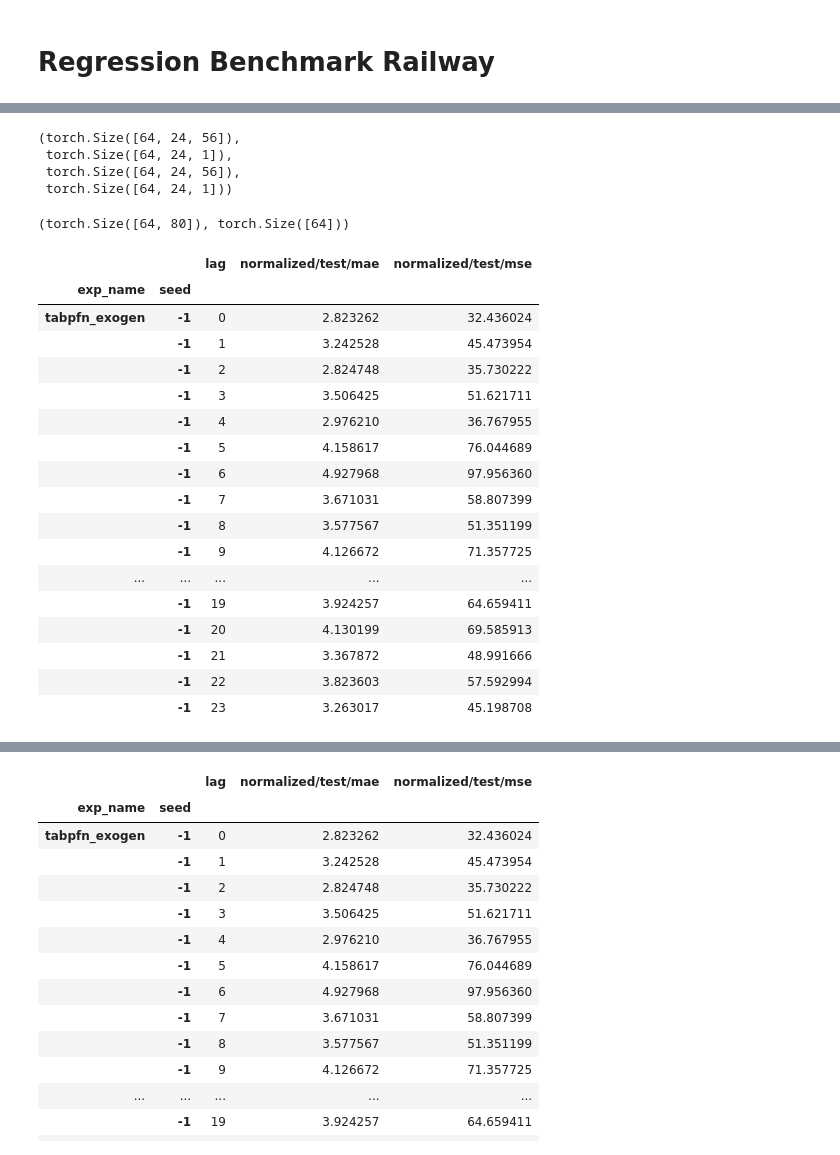
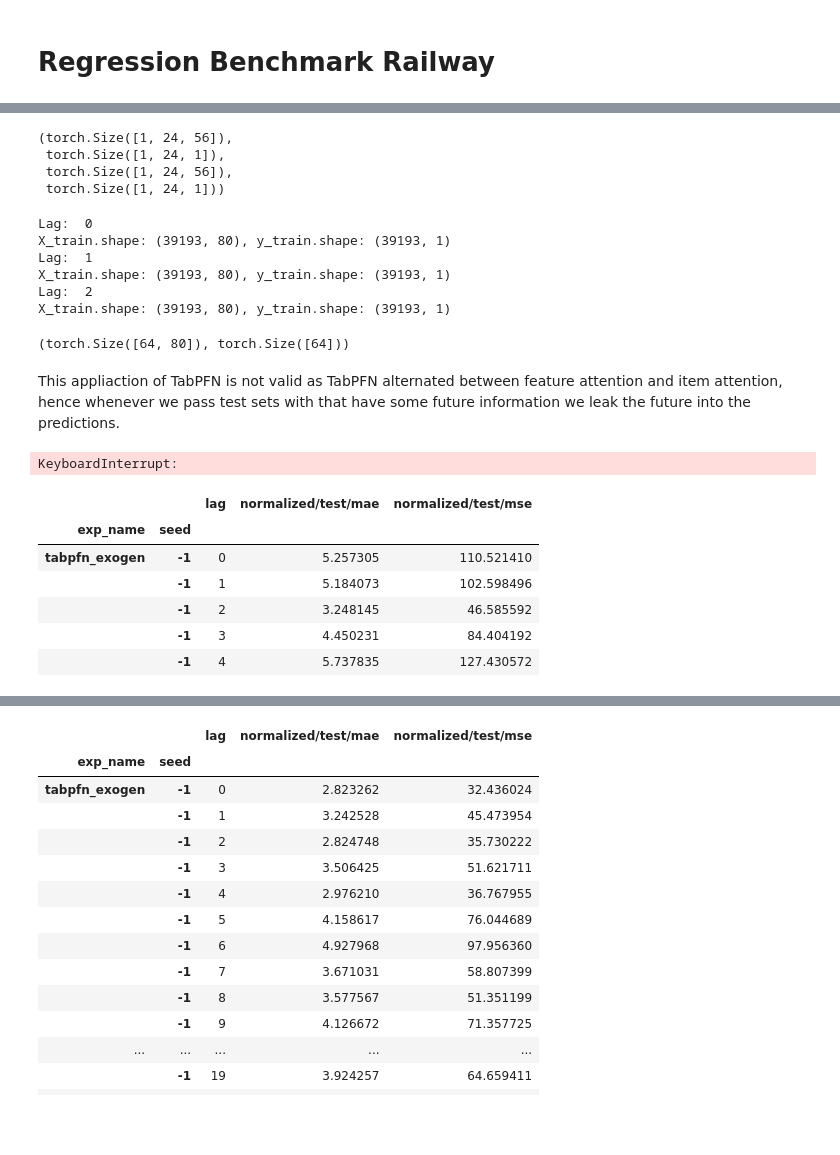
Before and after one commit to EPFL-IMOS/picid, a Jupyter notebook: notebooks/benchmark_analysis.ipynb, the cells around one changed output, grey strips where cells are left out. Saved outputs shown, nothing was run; the diff lists cells and outputs as text; code cells hidden in the pictures; blank space fills up the shorter version.

Commit message:
corrected the tabpfn

```diff
--- a/notebooks/benchmark_analysis.ipynb
+++ b/notebooks/benchmark_analysis.ipynb
@@ -730,5 +750,5 @@ class SpatialDataModule(pl.LightningDataModule):
 # %%
-dm = SpatialDataModule(ts_in=24)
+dm = SpatialDataModule(ts_in=24, batch_size=1)
 dm.setup()
 # %%
 def dl_to_sklearn_with_context(dl):
@@ -766,11 +799,25 @@ x_c, y_c, x_t, y_t = batch
 # %%
 x_t.shape, y_t.shape, x_c.shape, y_c.shape
 # %% [output]
-(torch.Size([64, 24, 56]),
- torch.Size([64, 24, 1]),
- torch.Size([64, 24, 56]),
- torch.Size([64, 24, 1]))
+(torch.Size([1, 24, 56]),
+ torch.Size([1, 24, 1]),
+ torch.Size([1, 24, 56]),
+ torch.Size([1, 24, 1]))
+# %%
+for lag in [0,1,2]:
+    X_train, y_train = dl_to_sklearn__with_context_for_tabpfn(dm.train_dataloader(), lag=lag)
+    print("Lag: ", lag)
+    print(f"X_train.shape: {X_train.shape}, y_train.shape: {y_train.shape}")
+# %% [output]
+Lag:  0
+X_train.shape: (39193, 80), y_train.shape: (39193, 1)
+Lag:  1
+X_train.shape: (39193, 80), y_train.shape: (39193, 1)
+Lag:  2
+X_train.shape: (39193, 80), y_train.shape: (39193, 1)
 # %%
 torch.concat([x_t[:, 0, :], y_c.squeeze(2)], dim=1).shape, y_c.squeeze(2)[:,0].shape
 # %% [output]
 (torch.Size([64, 80]), torch.Size([64]))
+# %% [markdown]
+This appliaction of TabPFN is not valid as TabPFN alternated between feature attention and item attention, hence whenever we pass test sets with that have some future information we leak the future into the predictions.
@@ -783,18 +832,20 @@ from tqdm import tqdm
 
 # Assuming there is a TabPFNRegressor (if not, a different regressor should be used)
 from tabpfn import TabPFNRegressor
+from tabpfn_extensions.post_hoc_ensembles.sklearn_interface import AutoTabPFNRegressor
 
 feature_mode = "exogen"  # "endogen" or "exogen"
 model_name = "tabpfn"
 seed = -1
 results = []
-N_samples = 1000
+N_samples_train = 100
+N_samples_test = 1000
 factor_agg = pd.read_csv("../datasets/railway_agg.csv")['Bahnlast'].abs().mean()
 factor_full = pd.read_csv("../datasets/railway.csv")['Bahnlast'].abs().mean()
 # factor_full = 1
 
 
-pbar = tqdm(range(24))
+pbar = tqdm(range(24)) #
 for lag in pbar:
 
 
@@ -807,16 +858,26 @@ for lag in pbar:
     else:
         raise ValueError("Feature mode unknown")
 
-    if N_samples is not None:
-        X_train, y_train = X_train[-N_samples:], y_train[-N_samples:]
-        X_test, y_test = X_test[:N_samples], y_test[:N_samples]
+    if N_samples_train is not None:
+        X_train, y_train = X_train[-N_samples_train:], y_train[-N_samples_train:]
+
+    if N_samples_test is not None:
+        X_test, y_test = X_test[:N_samples_test], y_test[:N_samples_test]
 
     # Initialize the regressor
-    regressor = TabPFNRegressor(ignore_pretraining_limits=True)
+    regressor = TabPFNRegressor(ignore_pretraining_limits=True, device="cuda:0")   #AutoTabPFNRegressor(max_time=10, device="cuda:0") #
+
     regressor.fit(X_train, y_train)
 
     # Predict on the test set
-    y_test_hat = regressor.predict(X_test)
+
+    # To make sure that we actually not leaking the data we have to go over the test set one by one.
+    # y_test_hat = regressor.predict(X_test)
+    y_test_hat = []
+    for i in range(len(X_test)):
+        y_test_hat.append(regressor.predict(X_test[i].reshape(1, -1)))
+
+    y_test_hat = np.array(y_test_hat).flatten()
 
     # Evaluate the model
     mse = mean_squared_error(y_test, y_test_hat)
@@ -843,24 +904,18 @@ df = pd.DataFrame(results).set_index(["exp_name", "seed"])
 df
 # df.to_csv(f"railway/{model_name}_{feature_mode}.csv")
 # %% [output]
-|  |  | lag | normalized/test/mae | normalized/test/mse |
-| exp_name | seed |  |  |  |
-| tabpfn_exogen | -1 | 0 | 2.823262 | 32.436024 |
-|  | -1 | 1 | 3.242528 | 45.473954 |
-|  | -1 | 2 | 2.824748 | 35.730222 |
-|  | -1 | 3 | 3.506425 | 51.621711 |
-|  | -1 | 4 | 2.976210 | 36.767955 |
-|  | -1 | 5 | 4.158617 | 76.044689 |
-|  | -1 | 6 | 4.927968 | 97.956360 |
-|  | -1 | 7 | 3.671031 | 58.807399 |
-|  | -1 | 8 | 3.577567 | 51.351199 |
-|  | -1 | 9 | 4.126672 | 71.357725 |
-| ... | ... | ... | ... | ... |
-|  | -1 | 19 | 3.924257 | 64.659411 |
-|  | -1 | 20 | 4.130199 | 69.585913 |
-|  | -1 | 21 | 3.367872 | 48.991666 |
-|  | -1 | 22 | 3.823603 | 57.592994 |
-|  | -1 | 23 | 3.263017 | 45.198708 |
+KeyboardInterrupt:
+# %%
+df = pd.DataFrame(results).set_index(["exp_name", "seed"])
+df
+# %% [output]
+|  |  | lag | normalized/test/mae | normalized/test/mse |
+| exp_name | seed |  |  |  |
+| tabpfn_exogen | -1 | 0 | 5.257305 | 110.521410 |
+|  | -1 | 1 | 5.184073 | 102.598496 |
+|  | -1 | 2 | 3.248145 | 46.585592 |
+|  | -1 | 3 | 4.450231 | 84.404192 |
+|  | -1 | 4 | 5.737835 | 127.430572 |
 # %%
 df.mean()
 # %% [output]
```
Also changed, not shown: parts of 6 cells of this notebook, 1 other file.
